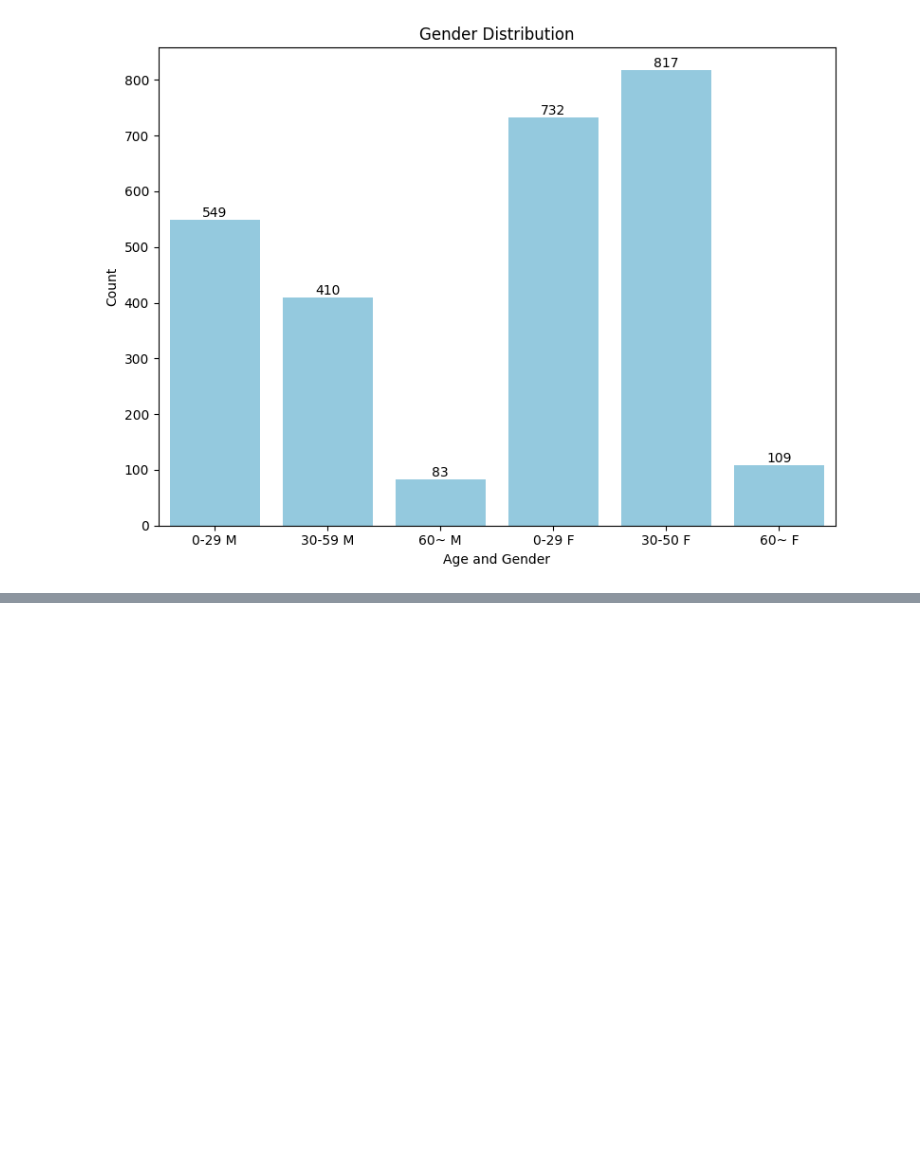
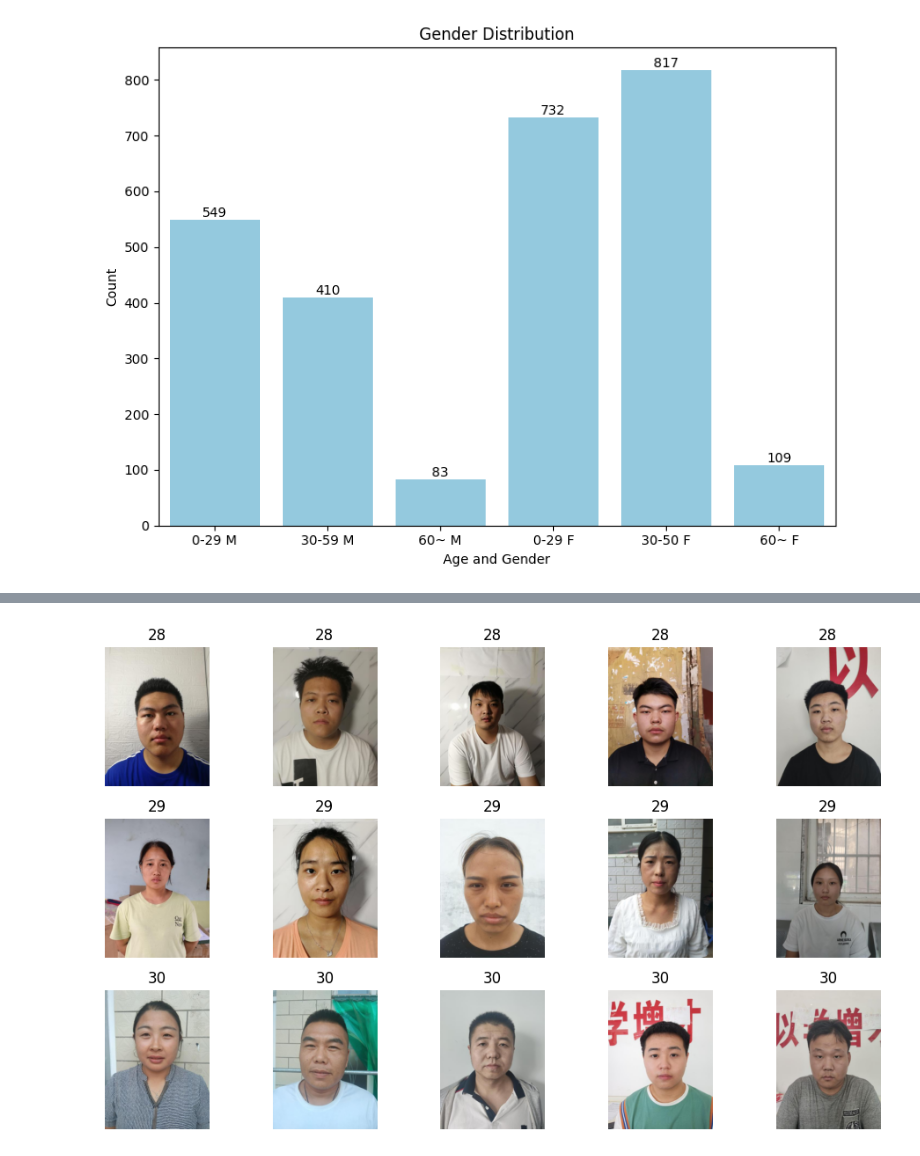
Before and after one commit to boostcampaitech6/level1-imageclassification-cv-01, a Jupyter notebook: eda/data_eda.ipynb, the cells around one changed output, grey strips where cells are left out. Saved outputs shown, nothing was run; the diff lists cells and outputs as text; code cells hidden in the pictures; blank space fills up the shorter version.

Commit message:
Feat : modify image visualization

```diff
--- a/eda/data_eda.ipynb
+++ b/eda/data_eda.ipynb
@@ -245,0 +246,52 @@ plt.show()
+# %%
+ex_28 = []
+ex_29 = []
+ex_30 = []
+
+s_age28 = data_s.loc[data_s['age'] == 28, :]
+samples_28 = s_age28.sample(5)
+samples_28_n = list(samples_28.index)
+
+s_age29 = data_s.loc[data_s['age'] == 29, :]
+samples_29 = s_age29.sample(5)
+samples_29_n = list(samples_29.index)
+
+s_age30 = data_s.loc[data_s['age'] == 30, :]
+samples_30 = s_age30.sample(5)
+samples_30_n = list(samples_30.index)
+
+for i in range(5):
+    img28_dir = directory_path + '/' + data_s['path'][samples_28_n[i]]
+    img29_dir = directory_path + '/' + data_s['path'][samples_29_n[i]]
+    img30_dir = directory_path + '/' + data_s['path'][samples_30_n[i]]
+
+    img28_path = os.path.join(img28_dir, 'normal.jpg')
+    img29_path = os.path.join(img29_dir, 'normal.jpg')
+    img30_path = os.path.join(img30_dir, 'normal.jpg')
+
+    ex_28.append(cv2.imread(img28_path))
+    ex_29.append(cv2.imread(img29_path))
+    ex_30.append(cv2.imread(img30_path))
+
+    ex_28[-1] = cv2.cvtColor(ex_28[i], cv2.COLOR_BGR2RGB) # RGB 채널
+    ex_29[-1] = cv2.cvtColor(ex_29[i], cv2.COLOR_BGR2RGB) # RGB 채널
+    ex_30[-1] = cv2.cvtColor(ex_30[i], cv2.COLOR_BGR2RGB) # RGB 채널
+
+fig, ax = plt.subplots(3, 5, figsize=(10, 6))
+for j in range(5):
+    ax[0][j].axis('off')
+    ax[1][j].axis('off')
+    ax[2][j].axis('off')
+
+    ax[0][j].imshow(ex_28[j])
+    ax[1][j].imshow(ex_29[j])
+    ax[2][j].imshow(ex_30[j])
+
+    ax[0][j].set_title('28')
+    ax[1][j].set_title('29')
+    ax[2][j].set_title('30')
+
+plt.tight_layout()
+plt.show()
+# %% [output]
+[figure, added]
```
Also changed, not shown: parts of 1 cell of this notebook.
